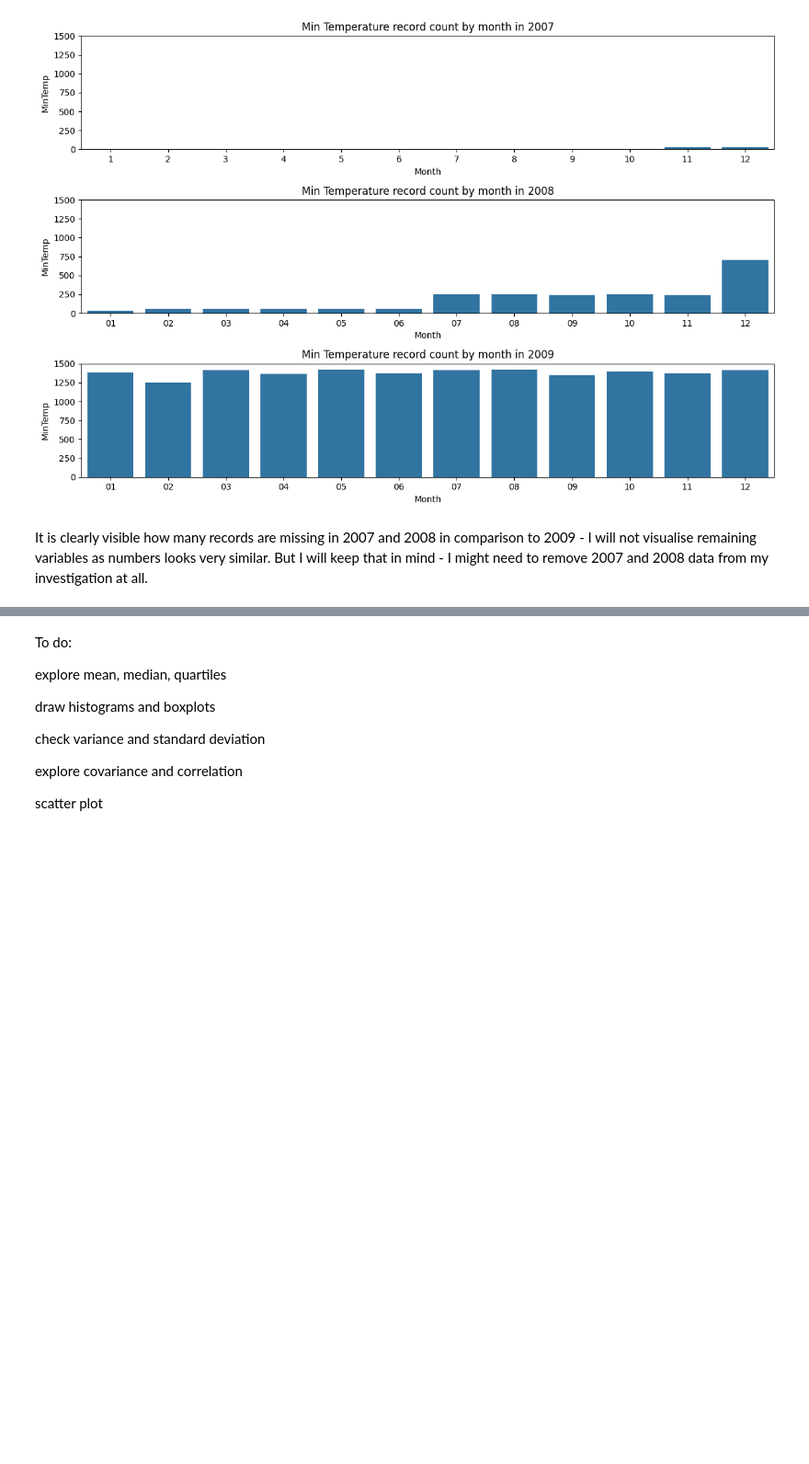
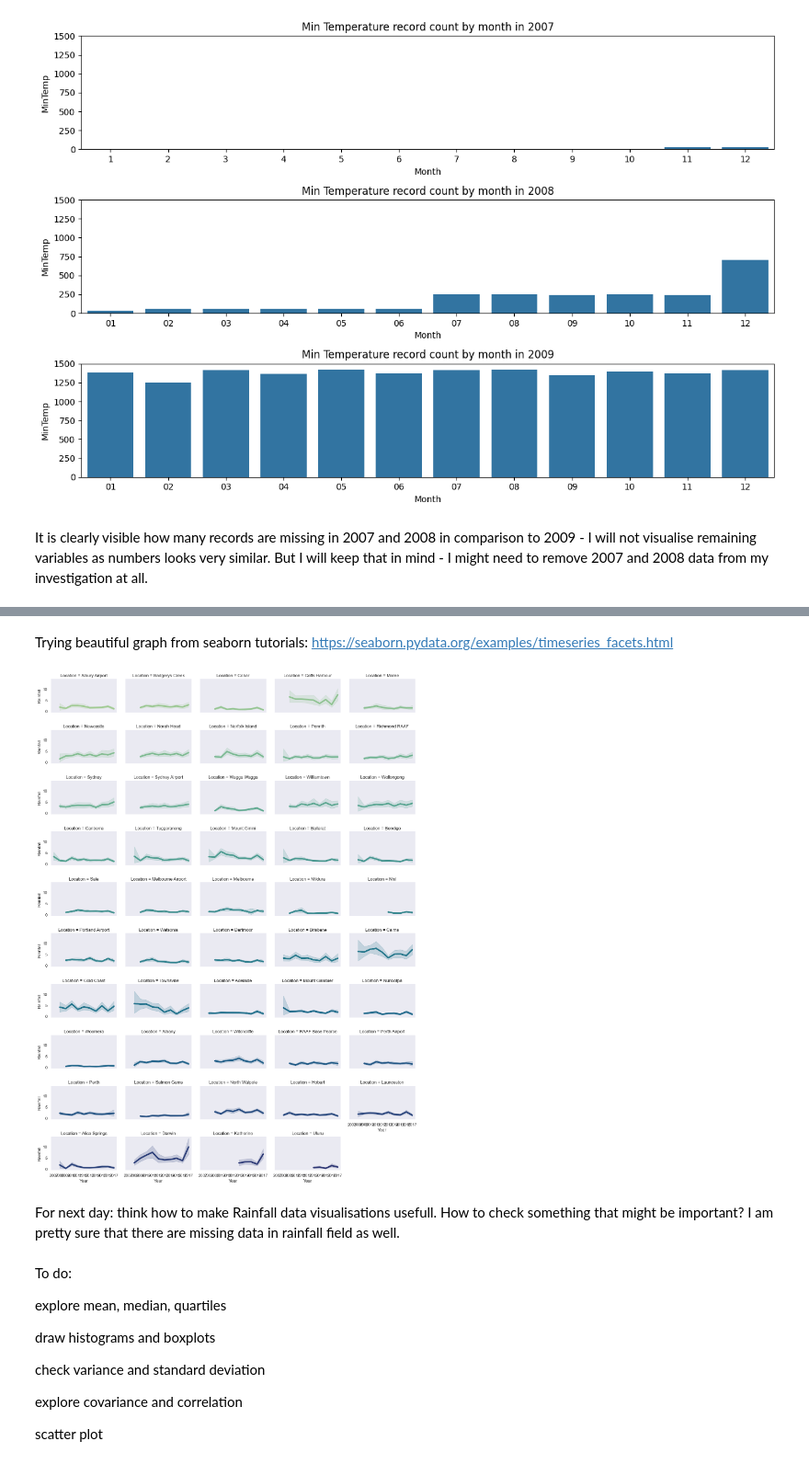
Before and after one commit to zinkute/rain-in-Australia, a Jupyter notebook: dslc_documentation/02_EDA.ipynb, the cells around one changed output, grey strips where cells are left out. Shown at 92% size. Saved outputs shown, nothing was run; the diff lists cells and outputs as text; code cells hidden in the pictures; blank space fills up the shorter version.

```diff
--- a/dslc_documentation/02_EDA.ipynb
+++ b/dslc_documentation/02_EDA.ipynb
@@ -408,3 +515,16 @@ It is clearly visible how many records are missing in 2007 and 2008 in compariso
+# %% [markdown]
+Trying beautiful graph from seaborn tutorials: https://seaborn.pydata.org/examples/timeseries_facets.html
+# %%
+g = sns.relplot(
+    data=rain_data_clean,
+    x="Year", y="Rainfall", col="Location", hue="Location",
+    kind="line", palette="crest", linewidth=4, zorder=5,
+    col_wrap=5, height=2, aspect=1.5, legend=False,
+)
+# %% [output]
+[figure, added]
+# %% [markdown]
+For next day: think how to make Rainfall data visualisations usefull. How to check something that might be important? I am pretty sure that there are missing data in rainfall field as well.
 # %% [markdown]
 To do:
 
```
Also changed, not shown: parts of 5 cells of this notebook.
